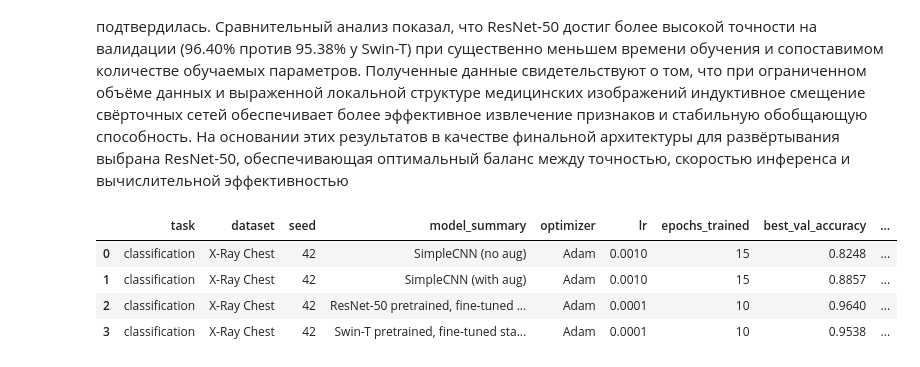
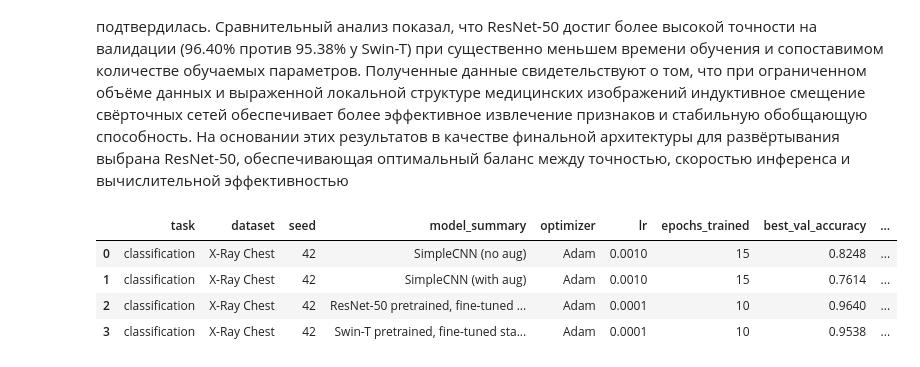
Before and after one commit to FazilM566/engineering, a Jupyter notebook: project/notebooks/full.ipynb, the cells around one changed output. Drawn from its saved outputs; the diff is of its cells as text; code cells hidden in the pictures.

```diff
--- a/project/notebooks/full.ipynb
+++ b/project/notebooks/full.ipynb
@@ -1118,7 +1118,7 @@ data = [
         "optimizer": "Adam",
         "lr": 1e-3,
         "epochs_trained": 15,
-        "best_val_accuracy": 0.8857,
+        "best_val_accuracy": 0.7614,
         "test_accuracy": None,
         "notes": "Baseline with augmentation"
     },
@@ -1128,33 +1128,33 @@ data = [
         "seed": 42,
         "model_summary": "ResNet-50 pretrained, fine-tuned layer4+fc",
         "optimizer": "Adam",
         "lr": 1e-4,
         "epochs_trained": 10,
         "best_val_accuracy": 0.9640,
         "test_accuracy": 0.9678,
         "notes": "Selected for deployment"
     },
     {
         "task": "classification",
         "dataset": "X-Ray Chest",
         "seed": 42,
         "model_summary": "Swin-T pretrained, fine-tuned stage4+head",
         "optimizer": "Adam",
         "lr": 1e-4,
         "epochs_trained": 10,
         "best_val_accuracy": 0.9538,
         "test_accuracy": None,
         "notes": "Transformer, slower training (~80 min)"
     }
 ]
 
 df = pd.DataFrame(data)
 df.to_csv("../artifacts/model_comparison.csv", index=False, encoding="utf-8-sig")
 
 df
 # %% [output]
 |  | task | dataset | seed | model_summary | optimizer | lr | epochs_trained | best_val_accuracy | ... |
 | 0 | classification | X-Ray Chest | 42 | SimpleCNN (no aug) | Adam | 0.0010 | 15 | 0.8248 | ... |
-| 1 | classification | X-Ray Chest | 42 | SimpleCNN (with aug) | Adam | 0.0010 | 15 | 0.8857 | ... |
+| 1 | classification | X-Ray Chest | 42 | SimpleCNN (with aug) | Adam | 0.0010 | 15 | 0.7614 | ... |
 | 2 | classification | X-Ray Chest | 42 | ResNet-50 pretrained, fine-tuned ... | Adam | 0.0001 | 10 | 0.9640 | ... |
 | 3 | classification | X-Ray Chest | 42 | Swin-T pretrained, fine-tuned sta... | Adam | 0.0001 | 10 | 0.9538 | ... |
```
Also changed, not shown: 2 other files.
